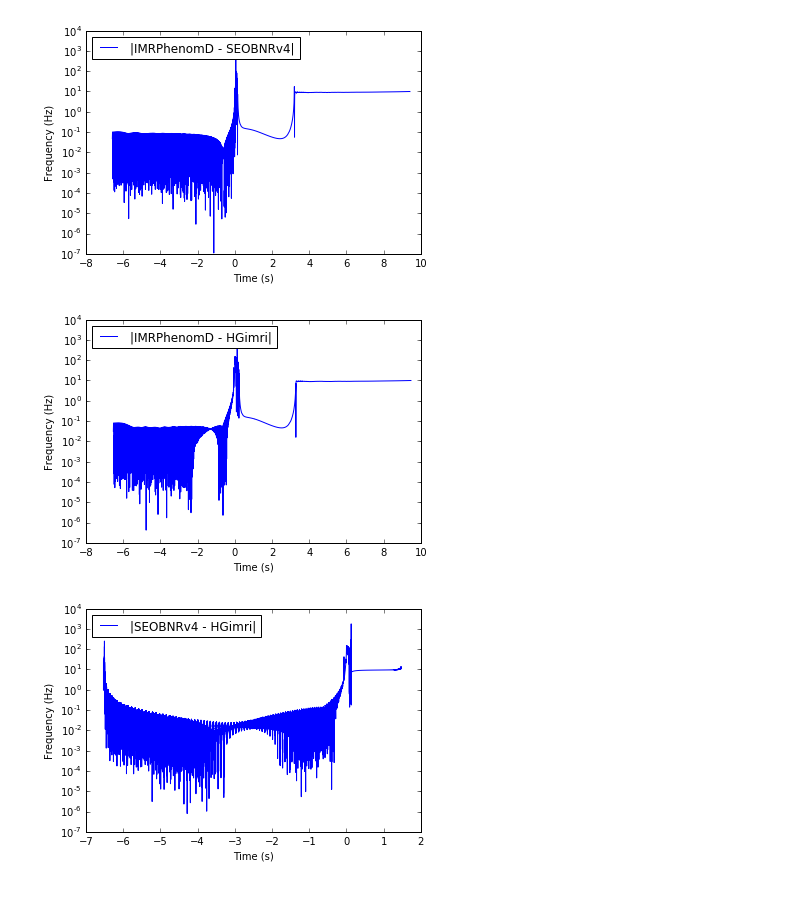
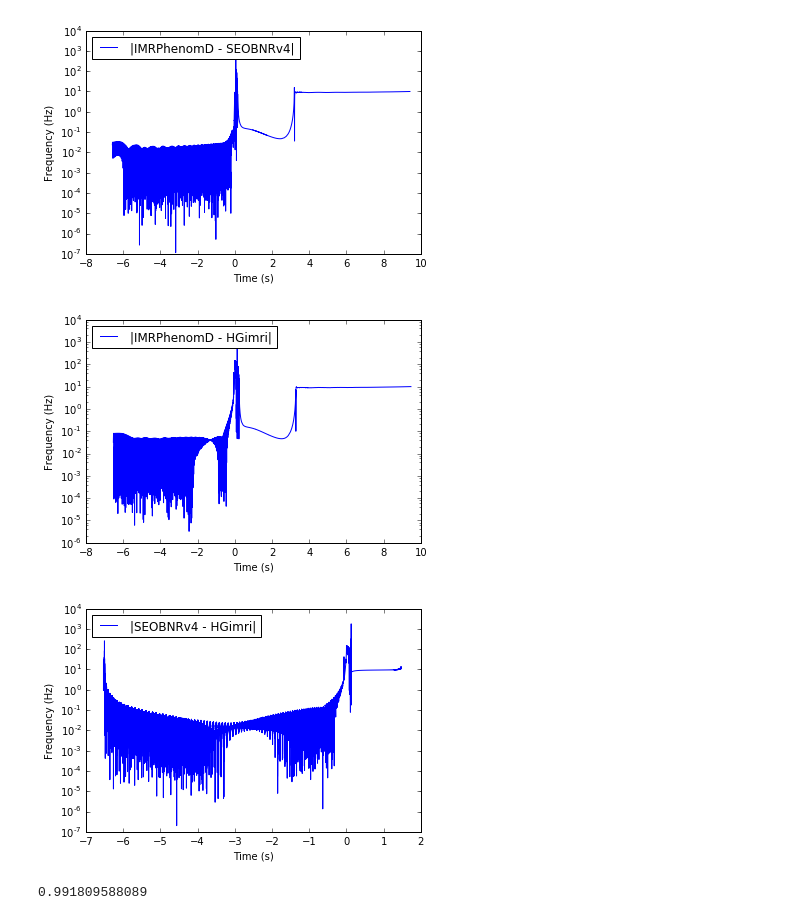
Before and after one commit to deyanmihaylov/ligoimri, a Jupyter notebook: WaveformComparison.ipynb, the cells around one changed output. Drawn from its saved outputs; the diff is of its cells as text; code cells hidden in the pictures.

```diff
--- a/WaveformComparison.ipynb
+++ b/WaveformComparison.ipynb
@@ -92,11 +107,16 @@ m2 = conversions.mass2_from_mtotal_q(100, 10)
 # %%
-SubtractWaveforms ("IMRPhenomD", "SEOBNRv4", m1, m2, sample_rate, f_low)
-SubtractWaveforms ("IMRPhenomD", "HGimri", m1, m2, sample_rate, f_low)
-SubtractWaveforms ("SEOBNRv4", "HGimri", m1, m2, sample_rate, f_low)
+subtract_waveforms("IMRPhenomD", "SEOBNRv4", m1, m2, sample_rate, f_low, f_ISCO)
+subtract_waveforms ("IMRPhenomD", "HGimri", m1, m2, sample_rate, f_low, f_ISCO)
+subtract_waveforms ("SEOBNRv4", "HGimri", m1, m2, sample_rate, f_low, f_ISCO)
 # %% [output]
-[figure, old version]
+[figure, new version]
-[figure, old version]
+[figure, new version]
-[figure, old version]
+[figure, new version]
+# %%
+match = compute_waveform_match("IMRPhenomD", "SEOBNRv4", m1, m2, sample_rate, f_low, f_ISCO)
+print(match)
+# %% [output]
+0.991809588089
 # %%
 def OverlapTimes (sampleTimes1, sampleTimes2, sampleRate):
     start, end = OverlapPeriod (sampleTimes1, sampleTimes2)
```
Also changed, not shown: parts of 1 cell of this notebook.
